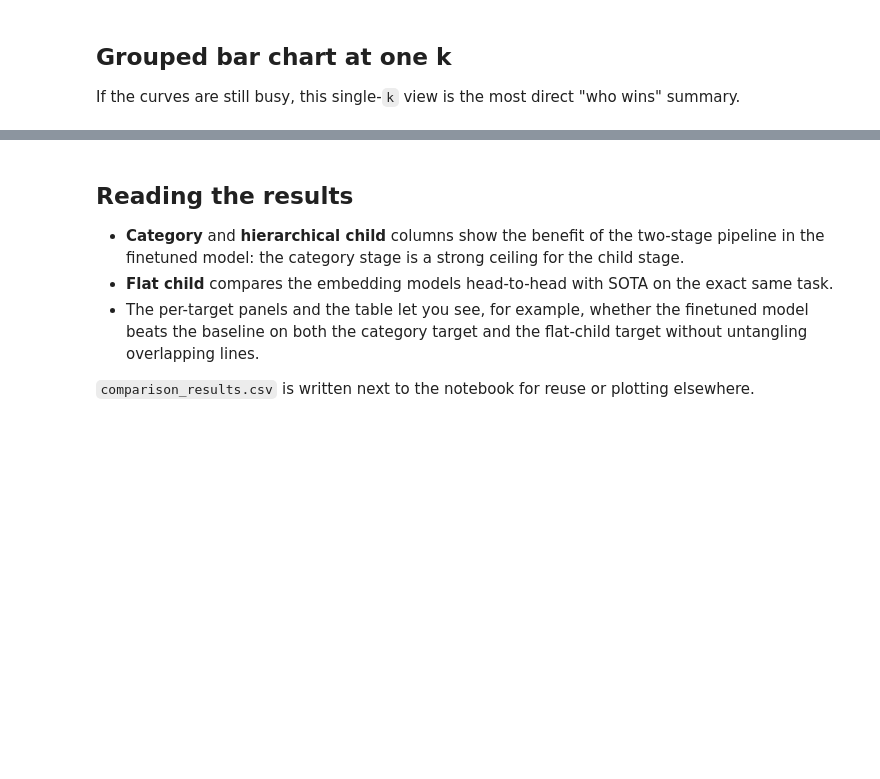
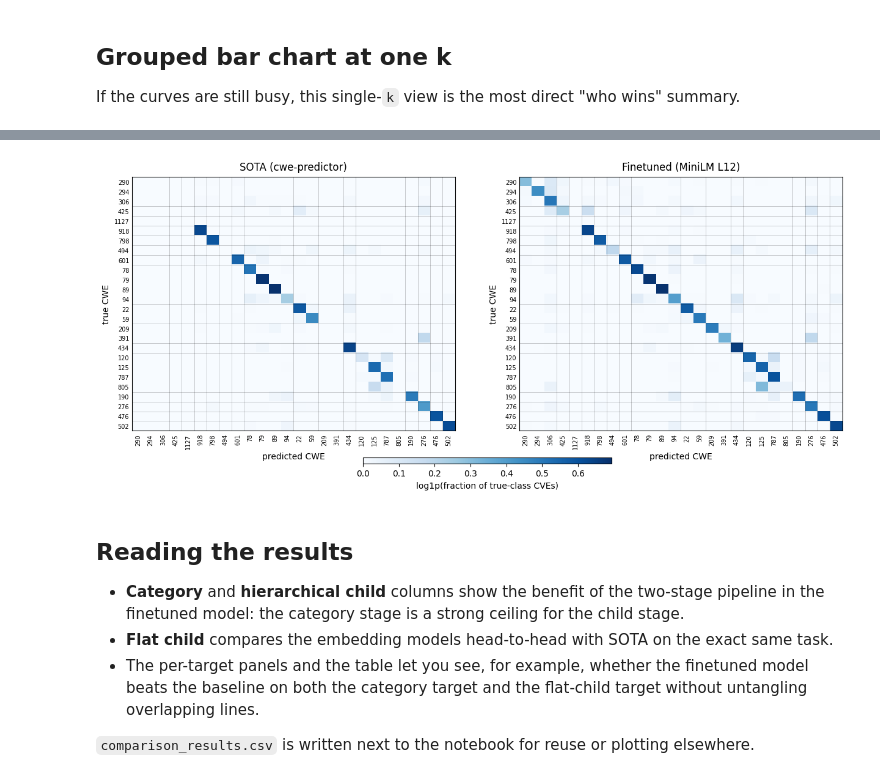
Before and after one commit to regularpooria/CWE_CVE_Mapping, a Jupyter notebook: experiments/model_comparison.ipynb, the cells around one changed output, grey strips where cells are left out. Cells and saved outputs as stored; diff of their text form; code cells hidden in the pictures; blank space fills up the shorter version.

```diff
--- a/experiments/model_comparison.ipynb
+++ b/experiments/model_comparison.ipynb
@@ -669,0 +906,82 @@ print(latex)
+# %%
+from collections import Counter
+
+
+def confusion_matrix(res):
+    """Top-1 confusion table (true x predicted) over the observed CWE labels."""
+    pairs = [(t, p) for t, p in zip(y_true, res["y_pred_child"]) if p is not None]
+    labels = sorted({t for t, _ in pairs} | {p for _, p in pairs})
+    true = pd.Series([t for t, _ in pairs], name="true")
+    pred = pd.Series([p for _, p in pairs], name="pred")
+    return pd.crosstab(true, pred).reindex(index=labels, columns=labels, fill_value=0)
+
+
+def safe_name(method):
+    return "".join(ch if ch.isalnum() else "_" for ch in method).strip("_")
+
+
+for res in results:
+    path = f"confusion_{safe_name(res['method'])}.csv"
+    confusion_matrix(res).to_csv(path)
+    print("wrote", path)
+
+# --- order children by their first parent category --------------------------
+CWE_ORDER, _seen = [], set()
+for rows in category_child_rows:
+    for r in rows:
+        cid = child_ids[r]
+        if cid not in _seen:
+            _seen.add(cid)
+            CWE_ORDER.append(cid)
+CWE_ORDER += [c for c in child_ids if c not in _seen]
+
+# --- show the MAX_CWES most frequent CWEs (true or predicted) ---------------
+MAX_CWES = 30
+true_counts = Counter(y_true)
+pred_counts = Counter(p for res in results for p in res["y_pred_child"] if p is not None)
+combined = true_counts + pred_counts
+cwe_set = set(CWE_ORDER)
+KEEP = {c for c, _ in combined.most_common(MAX_CWES) if c in cwe_set}
+LABELS = [c for c in CWE_ORDER if c in KEEP]
+
+label_cat = {c: child_to_cats[c][0] for c in LABELS}
+cat_edges = [i for i in range(1, len(LABELS)) if label_cat[LABELS[i]] != label_cat[LABELS[i - 1]]]
+
+
+def confusion_on(res, labels):
+    pred = [p if p is not None else "<none>" for p in res["y_pred_child"]]
+    cm = pd.crosstab(pd.Series(y_true, name="true"), pd.Series(pred, name="pred"))
+    return cm.reindex(index=labels, columns=labels, fill_value=0)
+
+
+# --- two panels: SOTA vs. the best hierarchy-aware model --------------------
+PAPER_METHODS = ["SOTA (cwe-predictor)", "Finetuned (MiniLM L12)"]
+SHOW = [next(r for r in results if r["method"] == m) for m in PAPER_METHODS]
+
+fig, axes = plt.subplots(1, len(SHOW), figsize=(7.5 * len(SHOW), 7.0), squeeze=False)
+VMAX = np.log1p(1.0)
+row_total = pd.Series({c: true_counts.get(c, 0) for c in LABELS}).replace(0, 1)
+
+for ax, res in zip(axes.flat, SHOW):
+    cm = confusion_on(res, LABELS)
+    row_norm = cm.div(row_total, axis=0)          # fraction of each true class
+    im = ax.imshow(np.log1p(row_norm), aspect="auto", cmap="Blues", vmin=0, vmax=VMAX)
+
+    for e in cat_edges:
+        ax.axhline(e - 0.5, color="black", lw=0.4, alpha=0.35)
+        ax.axvline(e - 0.5, color="black", lw=0.4, alpha=0.35)
+
+    ax.set_title(res["method"], fontsize=12, pad=8)
+    ax.set_xticks(range(len(LABELS)), LABELS, rotation=90, fontsize=7)
+    ax.set_yticks(range(len(LABELS)), LABELS, fontsize=7)
+    ax.set_xlabel("predicted CWE", fontsize=10)
+    ax.set_ylabel("true CWE", fontsize=10)
+    ax.tick_params(length=0)
+
+cbar = fig.colorbar(
+    im, ax=axes.ravel().tolist(), orientation="horizontal",
+    shrink=0.35, pad=0.08, aspect=40,
+)
+cbar.set_label("log1p(fraction of true-class CVEs)", fontsize=10)
+plt.show()
+# %% [output]
@@ -670,3 +994,4 @@ print(latex)
+[figure, added]
 # %% [markdown]
 ## Reading the results
 
```
Also changed, not shown: parts of 20 cells of this notebook, 4 other files.
